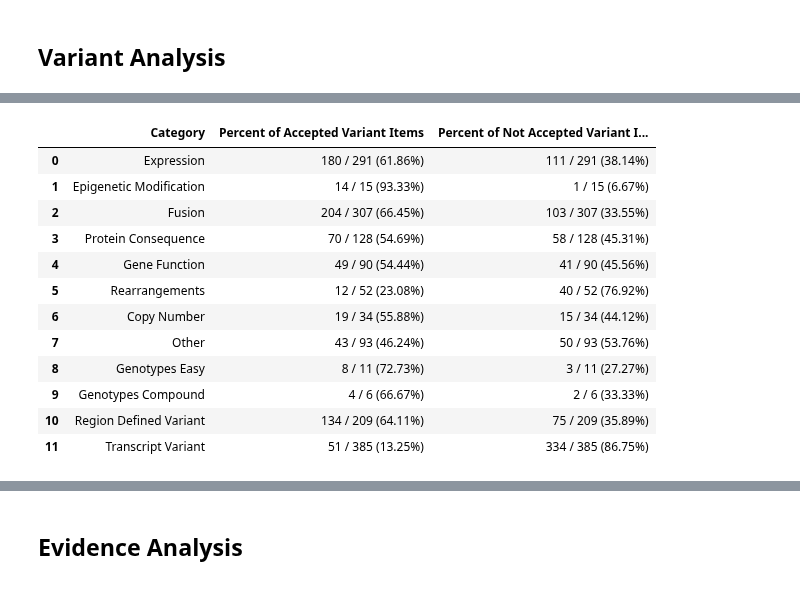
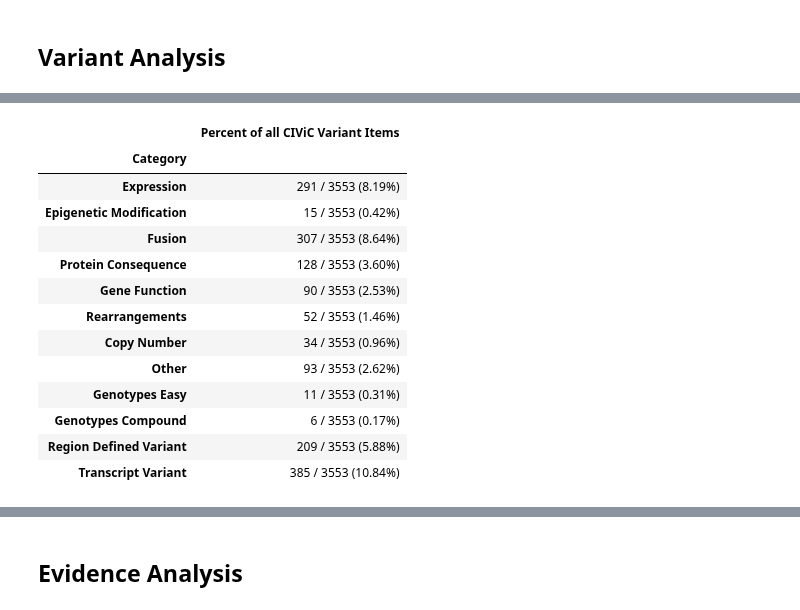
Before and after one commit to cancervariants/variation-normalization, a Jupyter notebook: notebooks/analysis/civic/civic_evidence_analysis.ipynb, the cells around one changed output, grey strips where cells are left out. Cells and saved outputs as stored; diff of their text form; code cells hidden in the pictures.

```diff
--- a/notebooks/analysis/civic/civic_evidence_analysis.ipynb
+++ b/notebooks/analysis/civic/civic_evidence_analysis.ipynb
@@ -1030,16 +1002,18 @@ not_supported_variant_percent_of_not_supported_df
-# %%
-not_supported_variant_percent_evidence_df
-# %% [output]
-|  | Category | Percent of Accepted Variant Items | Percent of Not Accepted Variant I... |
-| 0 | Expression | 180 / 291 (61.86%) | 111 / 291 (38.14%) |
-| 1 | Epigenetic Modification | 14 / 15 (93.33%) | 1 / 15 (6.67%) |
-| 2 | Fusion | 204 / 307 (66.45%) | 103 / 307 (33.55%) |
-| 3 | Protein Consequence | 70 / 128 (54.69%) | 58 / 128 (45.31%) |
-| 4 | Gene Function | 49 / 90 (54.44%) | 41 / 90 (45.56%) |
-| 5 | Rearrangements | 12 / 52 (23.08%) | 40 / 52 (76.92%) |
-| 6 | Copy Number | 19 / 34 (55.88%) | 15 / 34 (44.12%) |
-| 7 | Other | 43 / 93 (46.24%) | 50 / 93 (53.76%) |
-| 8 | Genotypes Easy | 8 / 11 (72.73%) | 3 / 11 (27.27%) |
-| 9 | Genotypes Compound | 4 / 6 (66.67%) | 2 / 6 (33.33%) |
-| 10 | Region Defined Variant | 134 / 209 (64.11%) | 75 / 209 (35.89%) |
-| 11 | Transcript Variant | 51 / 385 (13.25%) | 334 / 385 (86.75%) |
+# %%
+not_supported_variant_percent_of_civic_df = not_supported_variant_percent_of_civic_df.set_index('Category')
+not_supported_variant_percent_of_civic_df
+# %% [output]
+|  | Percent of all CIViC Variant Items |
+| Category |  |
+| Expression | 291 / 3553 (8.19%) |
+| Epigenetic Modification | 15 / 3553 (0.42%) |
+| Fusion | 307 / 3553 (8.64%) |
+| Protein Consequence | 128 / 3553 (3.60%) |
+| Gene Function | 90 / 3553 (2.53%) |
+| Rearrangements | 52 / 3553 (1.46%) |
+| Copy Number | 34 / 3553 (0.96%) |
+| Other | 93 / 3553 (2.62%) |
+| Genotypes Easy | 11 / 3553 (0.31%) |
+| Genotypes Compound | 6 / 3553 (0.17%) |
+| Region Defined Variant | 209 / 3553 (5.88%) |
+| Transcript Variant | 385 / 3553 (10.84%) |
```
Also changed, not shown: parts of 20 cells of this notebook.
